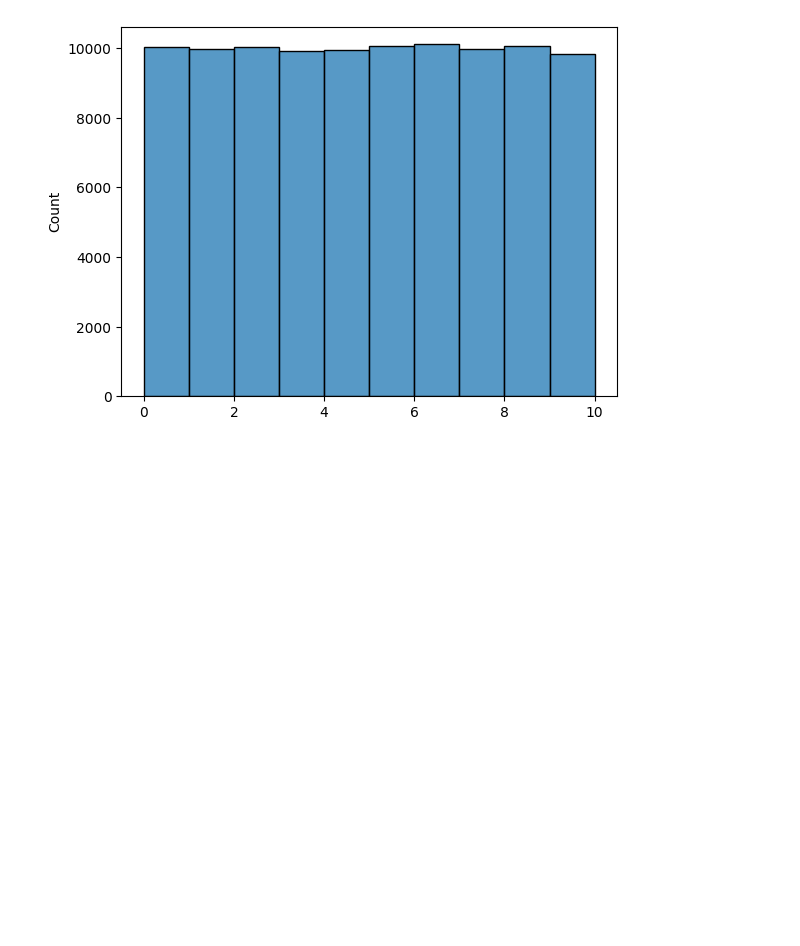
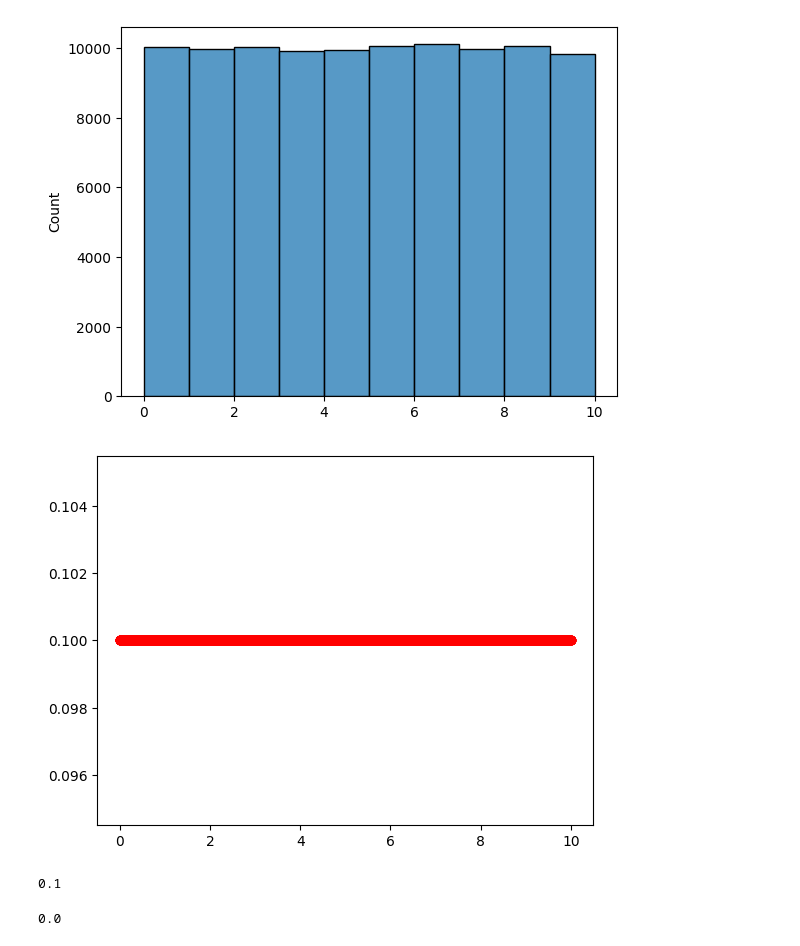
Before and after one commit to stephanyresque/Ciencia-de-dados-2, a Jupyter notebook: mes01/07_01_25.ipynb, the cells around one changed output. Cells and saved outputs as stored; diff of their text form; code cells hidden in the pictures; blank space fills up the shorter version.

```diff
--- a/mes01/07_01_25.ipynb
+++ b/mes01/07_01_25.ipynb
@@ -319,3 +319,20 @@ sns.histplot(uniforme, bins = 10)
 plt.show()
 # %% [output]
 [figure]
+# %%
+x = np.linspace(0, 10, 10_000)
+y = uniform.pdf(x, 0, 10)
+
+plt.scatter(x, y, marker='o', color = 'red')
+
+plt.show()
+# %% [output]
+[figure, added]
+# %%
+uniform.pdf(0.5, 0, 10)
+# %% [output]
+0.1
+# %%
+uniform.pdf(11, 0, 10)
+# %% [output]
+0.0
```
Also changed, not shown: parts of 15 cells of this notebook.
